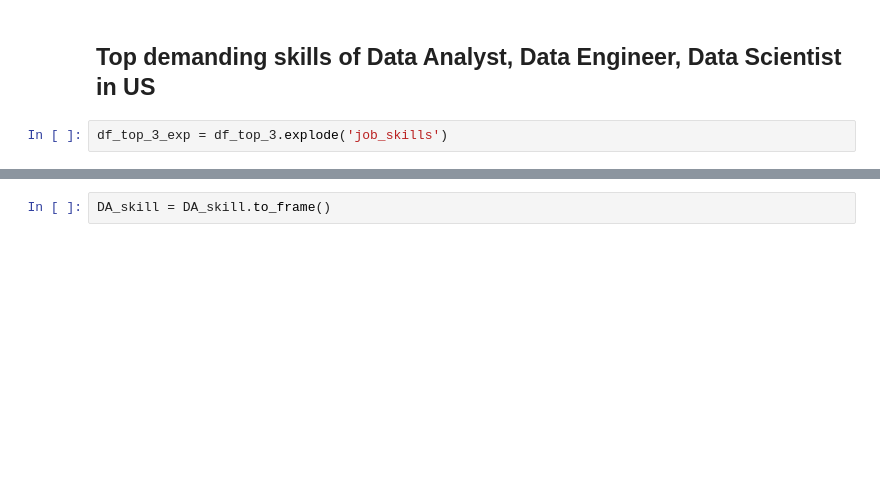
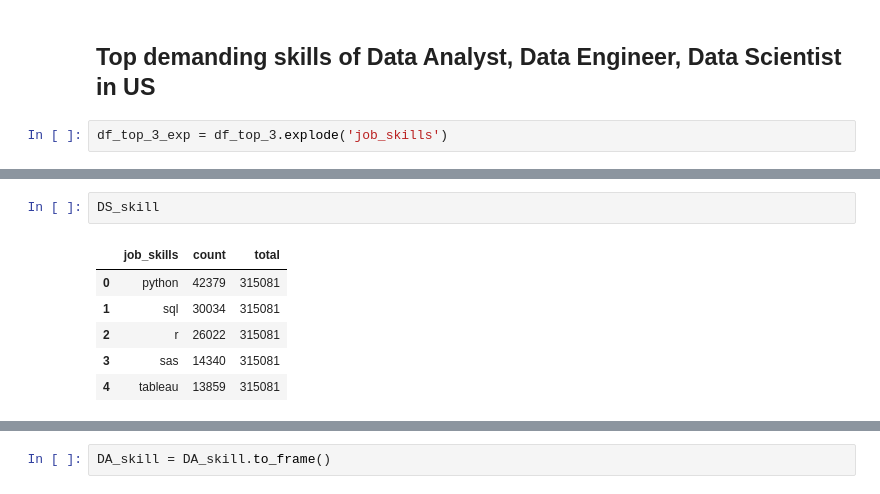
Before and after one commit to DiiNguyen/Job-Postings-Analysis, a Jupyter notebook: project_youtube/project.ipynb, the cells around one changed output, grey strips where cells are left out. Cells and saved outputs as stored; diff of their text form; blank space fills up the shorter version.

```diff
--- a/project_youtube/project.ipynb
+++ b/project_youtube/project.ipynb
@@ -268,0 +303,9 @@ DS_skill = df_top_3_exp.loc[df_top_3_exp['job_title_short'] == 'Data Scientist']
+# %%
+DS_skill
+# %% [output]
+|  | job_skills | count | total |
+| 0 | python | 42379 | 315081 |
+| 1 | sql | 30034 | 315081 |
+| 2 | r | 26022 | 315081 |
+| 3 | sas | 14340 | 315081 |
+| 4 | tableau | 13859 | 315081 |
```
Also changed, not shown: parts of 6 cells of this notebook, 2 other files.
